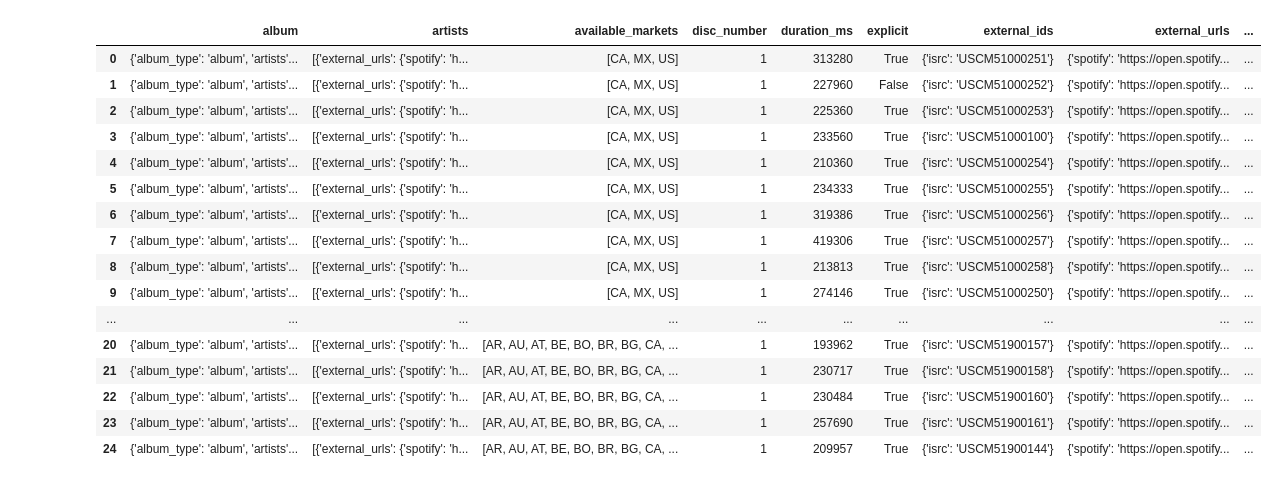
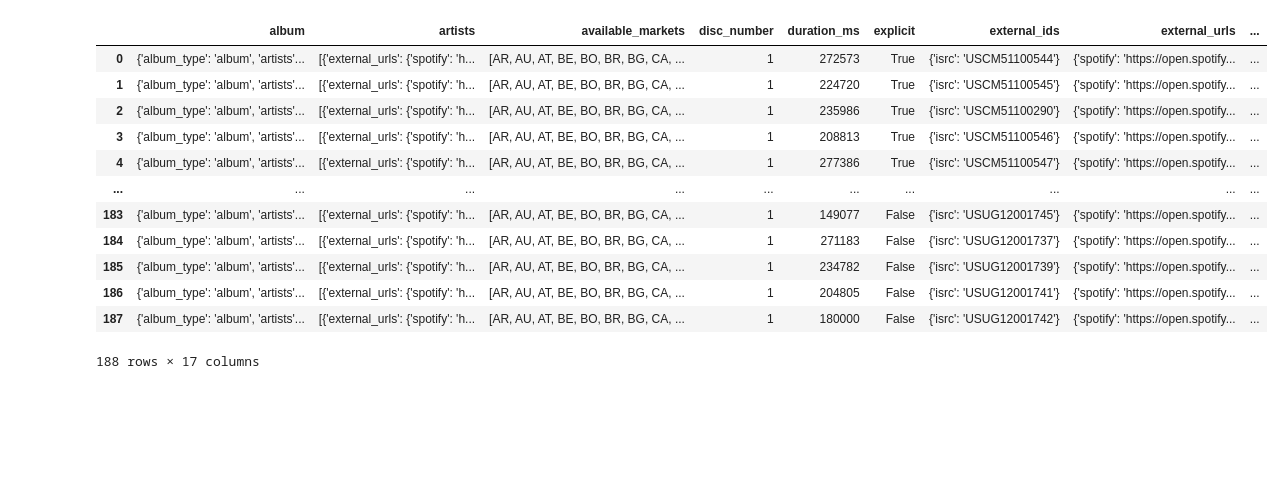
Before and after one commit to schao021/Spotify_Analysis, a Jupyter notebook: spotify_analysis.ipynb, the cells around one changed output. Drawn from its saved outputs; the diff is of its cells as text; code cells hidden in the pictures; blank space fills up the shorter version.

```diff
--- a/spotify_analysis.ipynb
+++ b/spotify_analysis.ipynb
@@ -69,7 +7,0 @@ total_id
-# %%
-total_song_list = []
-    # for each album ID, fetch its tracks and extend your master list
-for album_id in total_id:
-    # print(type(album_id))
-    tracks = sp.get_tracks_from_albums(token,album_id)
-    total_song_list.extend(tracks)
@@ -92,0 +42,10 @@ df_total_song
+# %%
+total_album_list = artist_albums['id'].to_list()
+total_songs_list = []
+for idx, album_id in enumerate(total_album_list):
+    tracks = sp.get_tracks_from_albums(token,album_id)
+    total_songs_list.extend(tracks)
+song_id_list = []
+df_total_song = pd.DataFrame(total_songs_list).copy()
+song_id_list = df_total_song['id'].to_list()
+song_id_list
@@ -93,27 +70,22 @@ df_total_song
 # %%
 total_track_list = []
-for track in total_song_list:
-    tracks = sp.get_tracks_using_id(token, track['id'])
+for track in song_id_list:
+    tracks = sp.get_tracks_using_id(token, track)
     total_track_list.append(tracks)
+df_total_track_list = pd.DataFrame(total_track_list)
+df_total_track_list
+# %% [output]
+|  | album | artists | available_markets | disc_number | duration_ms | explicit | external_ids | external_urls | ... |
+| 0 | {'album_type': 'album', 'artists'... | [{'external_urls': {'spotify': 'h... | [AR, AU, AT, BE, BO, BR, BG, CA, ... | 1 | 272573 | True | {'isrc': 'USCM51100544'} | {'spotify': 'https://open.spotify... | ... |
+| 1 | {'album_type': 'album', 'artists'... | [{'external_urls': {'spotify': 'h... | [AR, AU, AT, BE, BO, BR, BG, CA, ... | 1 | 224720 | True | {'isrc': 'USCM51100545'} | {'spotify': 'https://open.spotify... | ... |
+| 2 | {'album_type': 'album', 'artists'... | [{'external_urls': {'spotify': 'h... | [AR, AU, AT, BE, BO, BR, BG, CA, ... | 1 | 235986 | True | {'isrc': 'USCM51100290'} | {'spotify': 'https://open.spotify... | ... |
+| 3 | {'album_type': 'album', 'artists'... | [{'external_urls': {'spotify': 'h... | [AR, AU, AT, BE, BO, BR, BG, CA, ... | 1 | 208813 | True | {'isrc': 'USCM51100546'} | {'spotify': 'https://open.spotify... | ... |
+| 4 | {'album_type': 'album', 'artists'... | [{'external_urls': {'spotify': 'h... | [AR, AU, AT, BE, BO, BR, BG, CA, ... | 1 | 277386 | True | {'isrc': 'USCM51100547'} | {'spotify': 'https://open.spotify... | ... |
+| ... | ... | ... | ... | ... | ... | ... | ... | ... | ... |
+| 183 | {'album_type': 'album', 'artists'... | [{'external_urls': {'spotify': 'h... | [AR, AU, AT, BE, BO, BR, BG, CA, ... | 1 | 149077 | False | {'isrc': 'USUG12001745'} | {'spotify': 'https://open.spotify... | ... |
+| 184 | {'album_type': 'album', 'artists'... | [{'external_urls': {'spotify': 'h... | [AR, AU, AT, BE, BO, BR, BG, CA, ... | 1 | 271183 | False | {'isrc': 'USUG12001737'} | {'spotify': 'https://open.spotify... | ... |
+| 185 | {'album_type': 'album', 'artists'... | [{'external_urls': {'spotify': 'h... | [AR, AU, AT, BE, BO, BR, BG, CA, ... | 1 | 234782 | False | {'isrc': 'USUG12001739'} | {'spotify': 'https://open.spotify... | ... |
+| 186 | {'album_type': 'album', 'artists'... | [{'external_urls': {'spotify': 'h... | [AR, AU, AT, BE, BO, BR, BG, CA, ... | 1 | 204805 | False | {'isrc': 'USUG12001741'} | {'spotify': 'https://open.spotify... | ... |
+| 187 | {'album_type': 'album', 'artists'... | [{'external_urls': {'spotify': 'h... | [AR, AU, AT, BE, BO, BR, BG, CA, ... | 1 | 180000 | False | {'isrc': 'USUG12001742'} | {'spotify': 'https://open.spotify... | ... |
+188 rows × 17 columns
-# %%
-df_total_track = pd.DataFrame(total_track_list)
-df_total_track.head(25)
-# %% [output]
-|  | album | artists | available_markets | disc_number | duration_ms | explicit | external_ids | external_urls | ... |
-| 0 | {'album_type': 'album', 'artists'... | [{'external_urls': {'spotify': 'h... | [CA, MX, US] | 1 | 313280 | True | {'isrc': 'USCM51000251'} | {'spotify': 'https://open.spotify... | ... |
-| 1 | {'album_type': 'album', 'artists'... | [{'external_urls': {'spotify': 'h... | [CA, MX, US] | 1 | 227960 | False | {'isrc': 'USCM51000252'} | {'spotify': 'https://open.spotify... | ... |
-| 2 | {'album_type': 'album', 'artists'... | [{'external_urls': {'spotify': 'h... | [CA, MX, US] | 1 | 225360 | True | {'isrc': 'USCM51000253'} | {'spotify': 'https://open.spotify... | ... |
-| 3 | {'album_type': 'album', 'artists'... | [{'external_urls': {'spotify': 'h... | [CA, MX, US] | 1 | 233560 | True | {'isrc': 'USCM51000100'} | {'spotify': 'https://open.spotify... | ... |
-| 4 | {'album_type': 'album', 'artists'... | [{'external_urls': {'spotify': 'h... | [CA, MX, US] | 1 | 210360 | True | {'isrc': 'USCM51000254'} | {'spotify': 'https://open.spotify... | ... |
-| 5 | {'album_type': 'album', 'artists'... | [{'external_urls': {'spotify': 'h... | [CA, MX, US] | 1 | 234333 | True | {'isrc': 'USCM51000255'} | {'spotify': 'https://open.spotify... | ... |
-| 6 | {'album_type': 'album', 'artists'... | [{'external_urls': {'spotify': 'h... | [CA, MX, US] | 1 | 319386 | True | {'isrc': 'USCM51000256'} | {'spotify': 'https://open.spotify... | ... |
-| 7 | {'album_type': 'album', 'artists'... | [{'external_urls': {'spotify': 'h... | [CA, MX, US] | 1 | 419306 | True | {'isrc': 'USCM51000257'} | {'spotify': 'https://open.spotify... | ... |
-| 8 | {'album_type': 'album', 'artists'... | [{'external_urls': {'spotify': 'h... | [CA, MX, US] | 1 | 213813 | True | {'isrc': 'USCM51000258'} | {'spotify': 'https://open.spotify... | ... |
-| 9 | {'album_type': 'album', 'artists'... | [{'external_urls': {'spotify': 'h... | [CA, MX, US] | 1 | 274146 | True | {'isrc': 'USCM51000250'} | {'spotify': 'https://open.spotify... | ... |
-| ... | ... | ... | ... | ... | ... | ... | ... | ... | ... |
-| 20 | {'album_type': 'album', 'artists'... | [{'external_urls': {'spotify': 'h... | [AR, AU, AT, BE, BO, BR, BG, CA, ... | 1 | 193962 | True | {'isrc': 'USCM51900157'} | {'spotify': 'https://open.spotify... | ... |
-| 21 | {'album_type': 'album', 'artists'... | [{'external_urls': {'spotify': 'h... | [AR, AU, AT, BE, BO, BR, BG, CA, ... | 1 | 230717 | True | {'isrc': 'USCM51900158'} | {'spotify': 'https://open.spotify... | ... |
-| 22 | {'album_type': 'album', 'artists'... | [{'external_urls': {'spotify': 'h... | [AR, AU, AT, BE, BO, BR, BG, CA, ... | 1 | 230484 | True | {'isrc': 'USCM51900160'} | {'spotify': 'https://open.spotify... | ... |
-| 23 | {'album_type': 'album', 'artists'... | [{'external_urls': {'spotify': 'h... | [AR, AU, AT, BE, BO, BR, BG, CA, ... | 1 | 257690 | True | {'isrc': 'USCM51900161'} | {'spotify': 'https://open.spotify... | ... |
-| 24 | {'album_type': 'album', 'artists'... | [{'external_urls': {'spotify': 'h... | [AR, AU, AT, BE, BO, BR, BG, CA, ... | 1 | 209957 | True | {'isrc': 'USCM51900144'} | {'spotify': 'https://open.spotify... | ... |
 # %%
```
Also changed, not shown: parts of 12 cells of this notebook, 1 other file.
